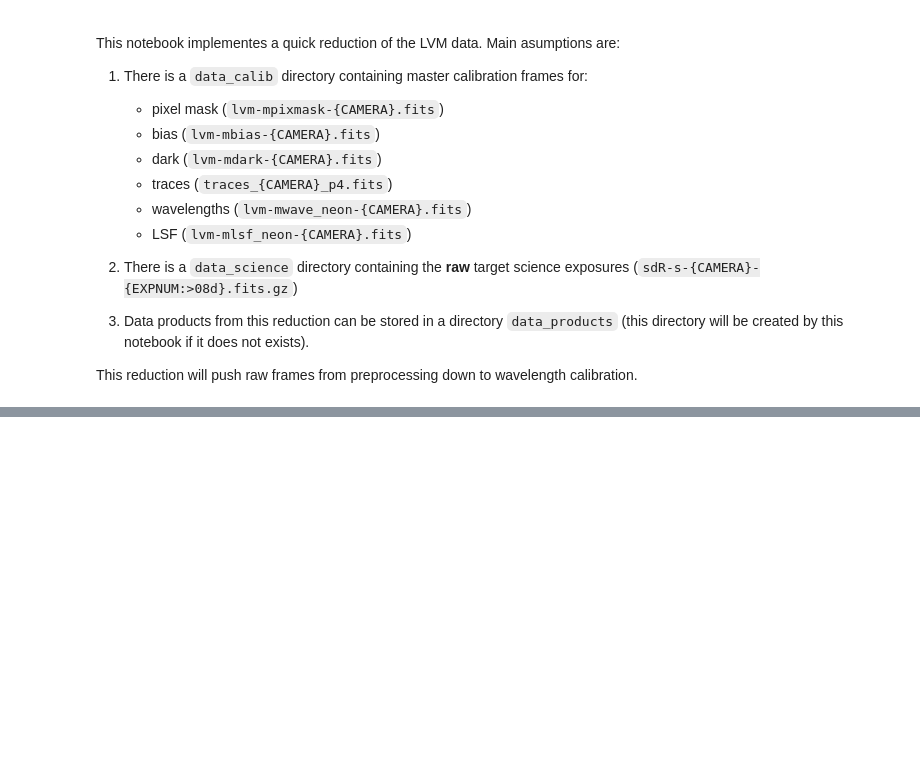
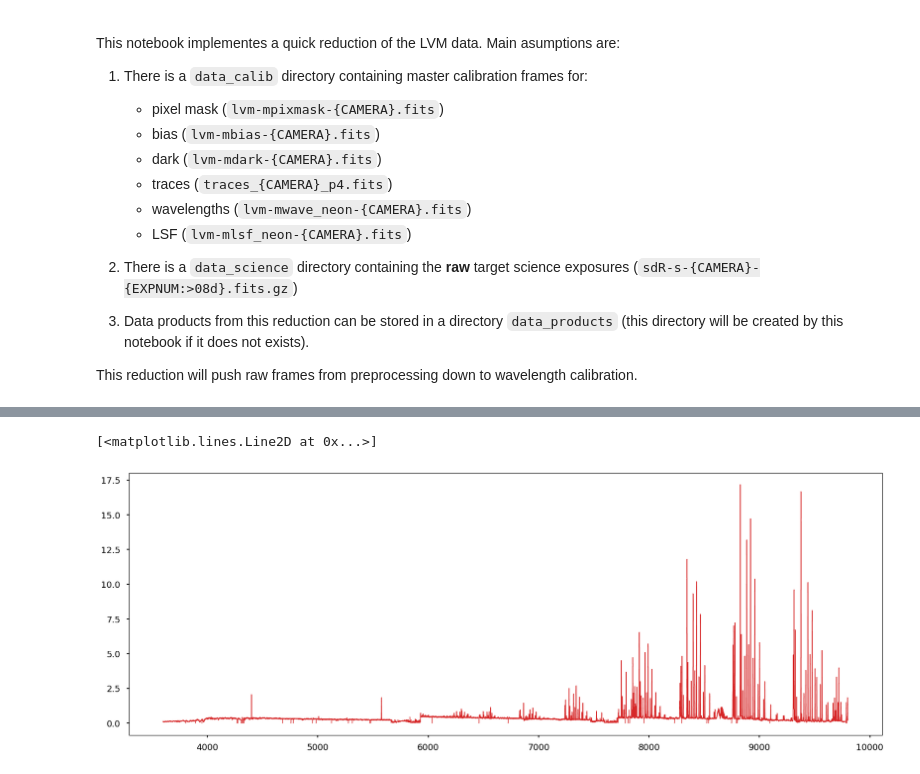
Before and after one commit to sdss/lvmdrp, a Jupyter notebook: examples/lco_com/quickred.ipynb, the cells around one changed output, grey strips where cells are left out. Drawn from its saved outputs; the diff is of its cells as text; code cells hidden in the pictures; blank space fills up the shorter version.

```diff
--- a/examples/lco_com/quickred.ipynb
+++ b/examples/lco_com/quickred.ipynb
@@ -93,10 +125,14 @@ _ = rss_tasks.join_spec_channels(spec_paths, out_rss=jsci_path)
 # %%
 from lvmdrp.core import rss
 import matplotlib.pyplot as plt
 
 sci = rss.RSS()
 sci.loadFitsData(jsci_path)
+sci.apply_pixelmask()
 
 plt.figure(figsize=(20,7))
 plt.step(sci._wave, sci._data[319], lw=1, color="tab:red")
-plt.gca().set_yscale("log")
+# plt.gca().set_yscale("log")
+# %% [output]
+[<matplotlib.lines.Line2D at 0x...>]
+[figure, added]
```
Also changed, not shown: parts of 3 cells of this notebook.
